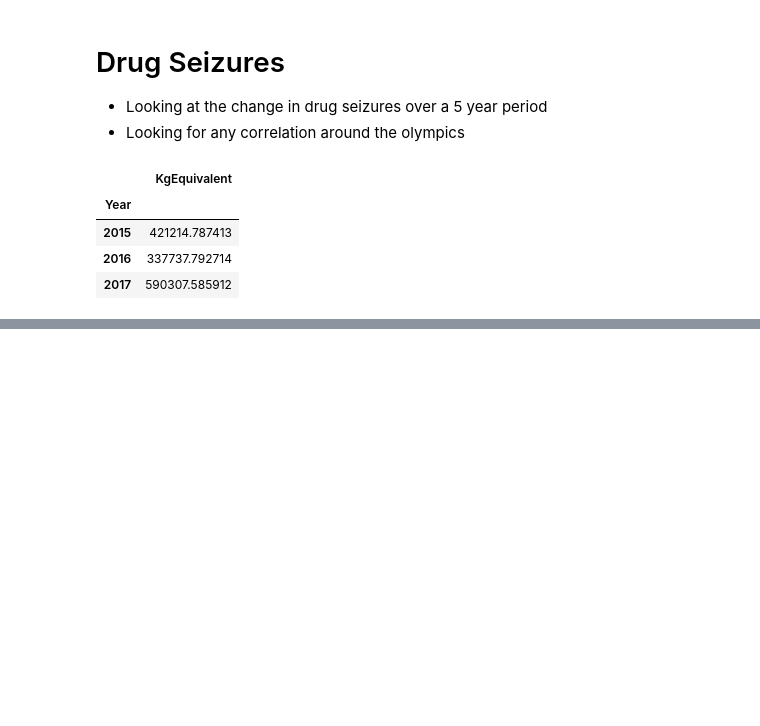
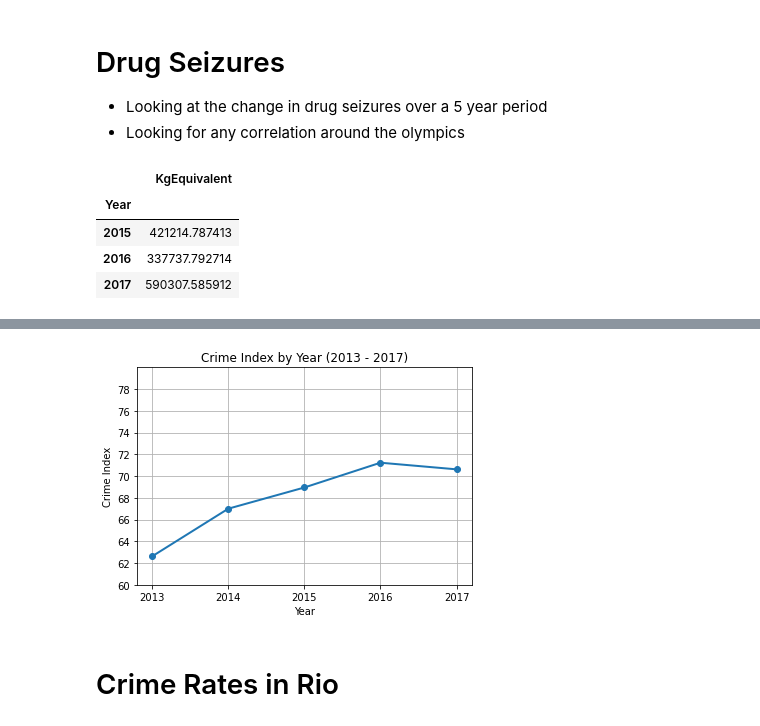
Before and after one commit to Trevor-Velez/project-1, a Jupyter notebook: Trevor Velez/Crime Rates Second Look.ipynb, the cells around one changed output, grey strips where cells are left out. Drawn from its saved outputs; the diff is of its cells as text; code cells hidden in the pictures; blank space fills up the shorter version.

Commit message:
Added data for Crime index and specific data for rio

```diff
--- a/Trevor Velez/Crime Rates Second Look.ipynb
+++ b/Trevor Velez/Crime Rates Second Look.ipynb
@@ -278,3 +221,0 @@ def read_Crime_Index():
-# %%
-crime_index_df = read_Crime_Index()
-crime_index_df
@@ -302,0 +261,22 @@ plt.show()
+# %%
+def read_Crime_Index(files):
+
+    crime_index_df = pd.DataFrame(columns=["Year", "Country", "Crime Index"])
+
+    year_list = ["2013", "2014","2015","2016","2017"]
+    i = 0
+
+    for x in files:
+        dataframe = pd.read_csv(files[i])
+        dataframe = dataframe.loc[(dataframe["Country"] == "Brazil") | (dataframe["Country"].str.contains("Rio de Janeiro"))]
+        dataframe["Year"] = year_list[i]
+        crime_index_df = crime_index_df.append(dataframe, ignore_index=True)
+        i += 1
+
+    crime_index_df = crime_index_df.set_index("Year")
+    crime_index_df = crime_index_df[["Country","Crime Index"]]
+
+    return crime_index_df
+# %%
+crime_index_df = read_Crime_Index(file_list)
+crime_index_df
@@ -302,0 +291,16 @@ plt.show()
+# %%
+plt.plot(x_axis, crime_index_df["Crime Index"], marker="o", linewidth=2)
+plt.xlabel("Year")
+plt.ylabel("Crime Index")
+plt.title("Crime Index by Year (2013 - 2017)")
+plt.grid()
+
+plt.ylim(60, 80)
+plt.yticks(np.arange(60, 80, step=2))
+
+plt.savefig("Images/Crime Index by Year.png")
+plt.show()
+# %% [output]
+[figure, added]
+# %% [markdown]
+# Crime Rates in Rio
```
Also changed, not shown: parts of 17 cells of this notebook, 7 other files.
